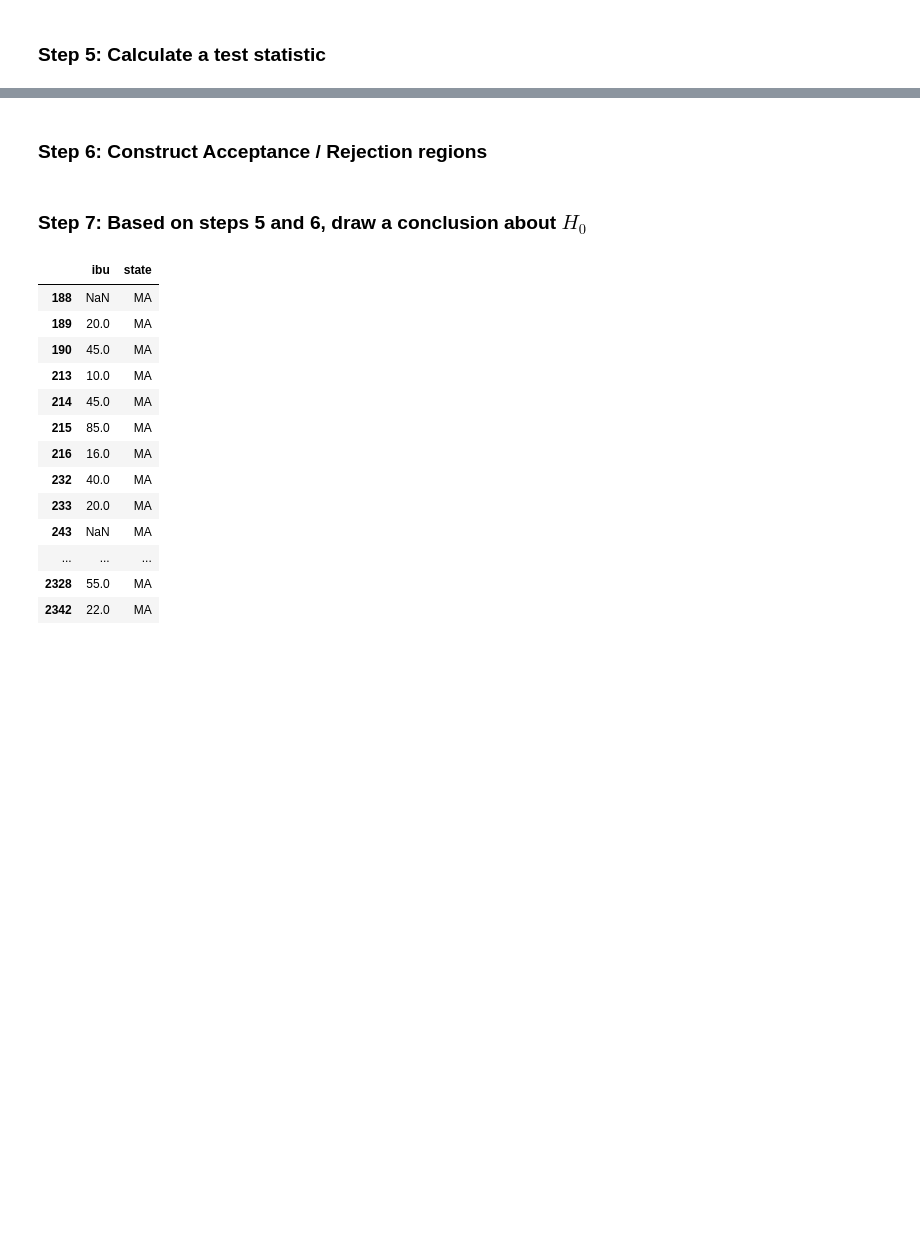
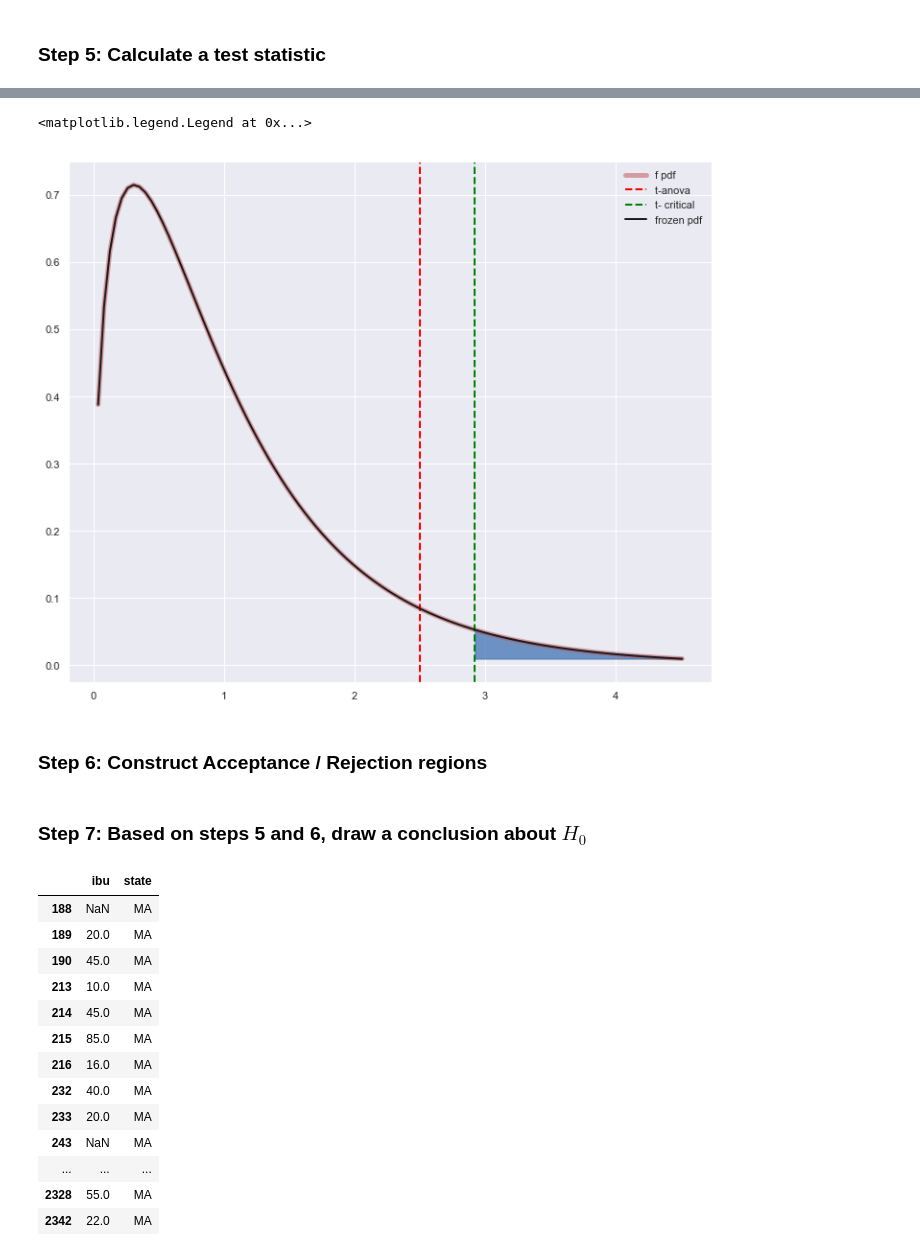
Before and after one commit to josephimathias/Beer-Hypothesis-Testing, a Jupyter notebook: brewery_notebook.ipynb, the cells around one changed output, grey strips where cells are left out. Drawn from its saved outputs; the diff is of its cells as text; code cells hidden in the pictures; blank space fills up the shorter version.

```diff
--- a/brewery_notebook.ipynb
+++ b/brewery_notebook.ipynb
@@ -464,3 +565,26 @@ DMV_ibu = brewery[brewery.state.isin(['DC', 'MD', 'VA'])][['ibu', 'state']]
+# %%
+fig, ax = plt.subplots(1, 1)
+dfn, dfd = 3, 30
+
+
+x = np.linspace(stats.f.ppf(0.01, dfn, dfd),
+                stats.f.ppf(0.99, dfn, dfd), 100)
+t_crit = stats.f.ppf(0.95, dfn, dfd)
+y = stats.f.pdf(x, dfn, dfd)
+
+# ax.plot(x, stats.f.pdf(x, dfn, dfd),
+#        'r-', lw=5, alpha=0.5, label='f pdf')
+ax.plot(x, y, 'r-', lw=5, alpha=0.5, label='f pdf')
+ax.axvline(t_anova, color='red', linestyle='--', lw=2, label='t-anova ')
+ax.axvline(t_crit, color='green', linestyle='--', lw=2, label='t- critical')
+ax.fill_betweenx(y, x, t_crit, where=x > t_crit, color='#376cb0', alpha=0.7)
+rv = stats.f(dfn, dfd)
+ax.plot(x, rv.pdf(x), 'k-', lw=2, label='frozen pdf')
+
+ax.legend(loc='best', frameon=False)
+# %% [output]
+<matplotlib.legend.Legend at 0x...>
+[figure, added]
 # %% [markdown]
 ### Step 6: Construct Acceptance / Rejection regions
 # %% [markdown]
```
Also changed, not shown: parts of 7 cells of this notebook, 2 other files.
